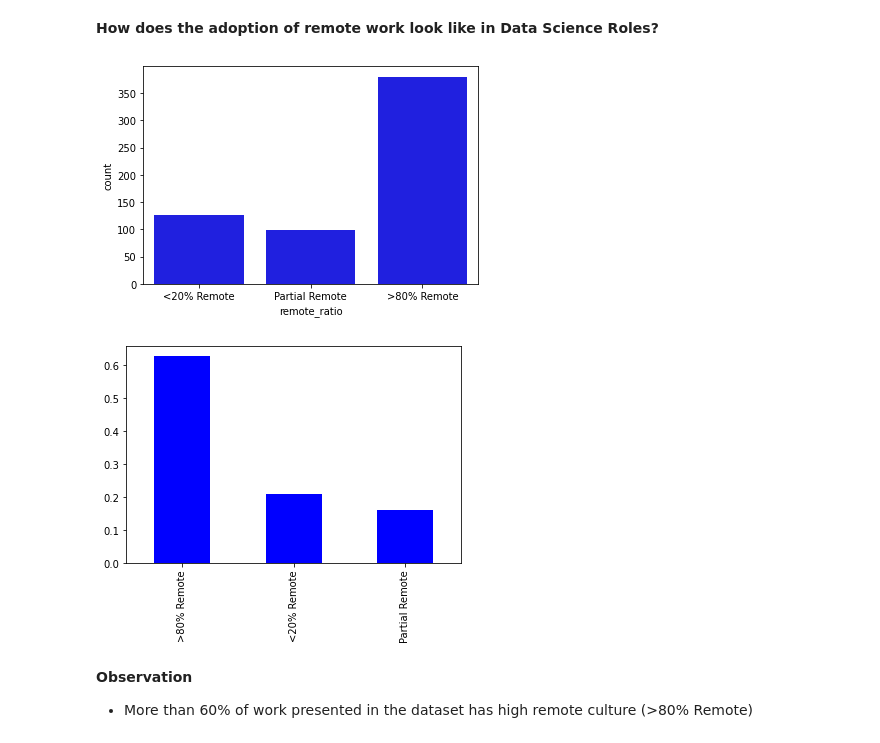
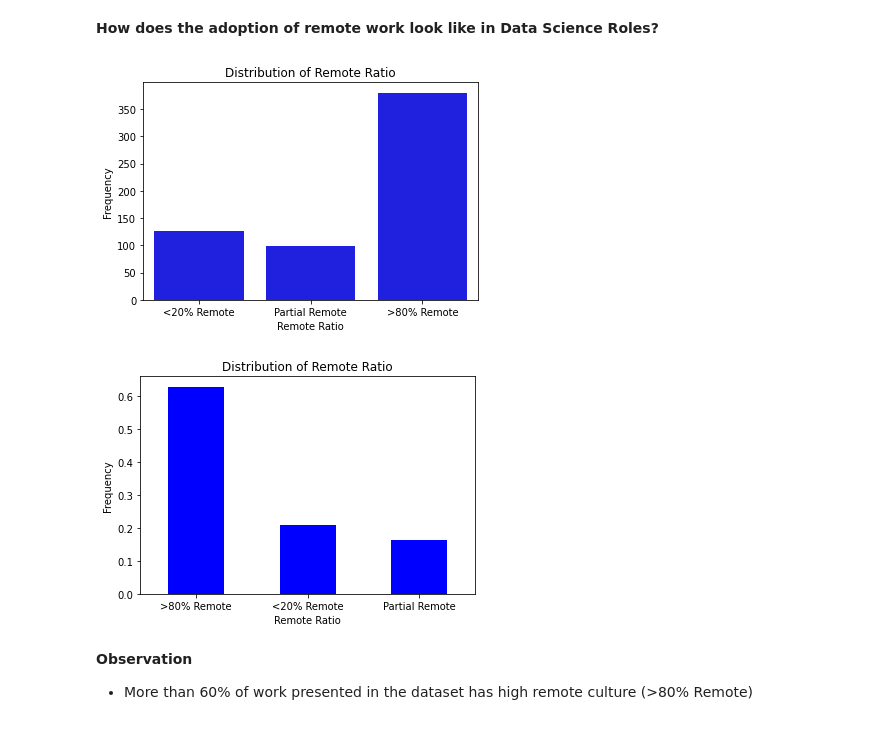
Before and after one commit to deelight-del/EDA_Data_science_salaries, a Jupyter notebook: EDA notebook.ipynb, the cells around one changed output. Drawn from its saved outputs; the diff is of its cells as text; code cells hidden in the pictures.

Commit message:
Added titles to plots

```diff
--- a/EDA notebook.ipynb
+++ b/EDA notebook.ipynb
@@ -598,14 +598,21 @@ df_clean.iloc[[37, 115], :]
 # %% [markdown]
 **How does the adoption of remote work look like in Data Science Roles?**
 # %%
-sns.countplot(data = df_clean, x = "remote_ratio", color = "b");
+sns.countplot(data = df_clean, x = "remote_ratio", color = "b")
+plt.xlabel("Remote Ratio")
+plt.ylabel("Frequency")
+plt.title("Distribution of Remote Ratio");
 # %% [output]
-[figure, old version]
+[figure, new version]
 # %%
 #Make above plot into a relative plot
-df_clean["remote_ratio"].value_counts(normalize = True).plot(kind = "bar", color = "b");
+df_clean["remote_ratio"].value_counts(normalize = True).plot(kind = "bar", color = "b")
+plt.xlabel("Remote Ratio")
+plt.ylabel("Frequency")
+plt.title("Distribution of Remote Ratio")
+plt.xticks(rotation = 0);
 # %% [output]
-[figure, old version]
+[figure, new version]
 # %% [markdown]
 **Observation**
 - More than 60% of work presented in the dataset has high remote culture (>80% Remote)
```
Also changed, not shown: parts of 14 cells of this notebook.
